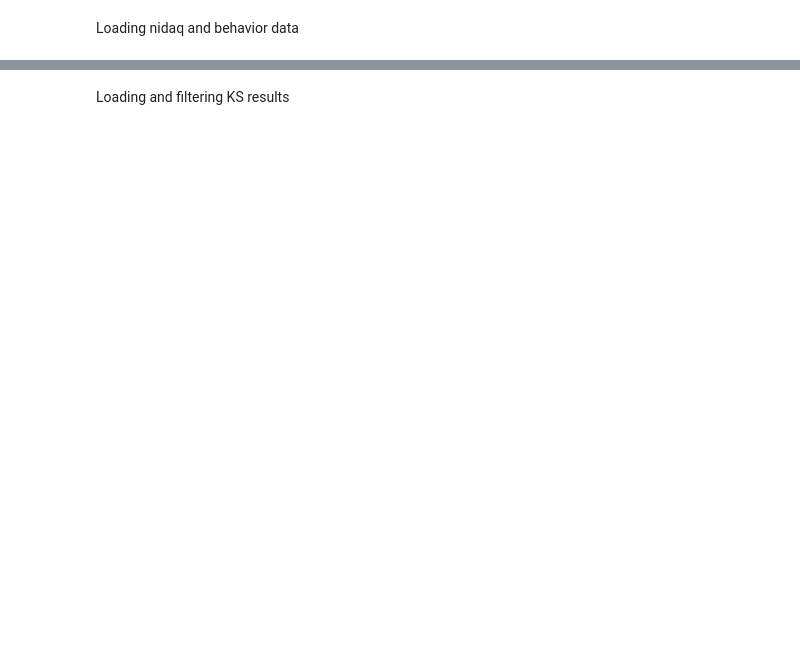
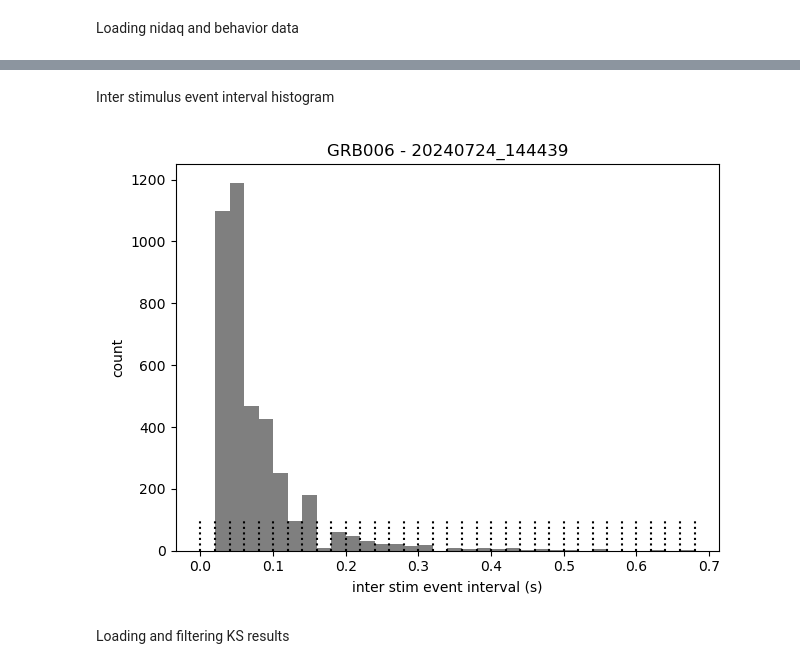
Before and after one commit to rojasgabriel/ephys, a Jupyter notebook: ephys_analysis_prototyping.ipynb, the cells around one changed output, grey strips where cells are left out. Saved outputs shown, nothing was run; the diff lists cells and outputs as text; code cells hidden in the pictures; blank space fills up the shorter version.

```diff
--- a/ephys_analysis_prototyping.ipynb
+++ b/ephys_analysis_prototyping.ipynb
@@ -79,3 +82,5 @@ behavior_data = chiCa.load_trialdata(pjoin(sessionpath, f'chipmunk/{animal}_{ses
 # get trialized timestamps for task events
 trial_ts = get_trial_ts(trial_starts, detect_stim_events(t, srate, analog_signal, amp_threshold=5000), behavior_data, port_events)
 trial_ts.insert(trial_ts.shape[1], 'response', trial_ts.apply(get_response_ts, axis=1))
+trial_ts.insert(trial_ts.shape[1], 'stationary_stims', trial_ts.apply(get_stationary_stims, axis=1))
+trial_ts.insert(trial_ts.shape[1], 'movement_stims', trial_ts.apply(get_movement_stims, axis=1))
@@ -168,3 +103,15 @@ df.shape[1]
+# %% [markdown]
+Inter stimulus event interval histogram
+# %%
+plt.figure()
+plt.hist(np.diff(np.hstack(trial_ts.stim_ts)), np.arange(0, 0.7, 0.02), color='k', alpha = 0.5)
+plt.vlines(np.arange(0, 0.7, 0.02), 0, 100, color='k', alpha = 1, linestyles='dotted')
+plt.xlabel('inter stim event interval (s)')
+plt.ylabel('count')
+plt.title(f'{animal} - {session}')
+plt.tight_layout()
+# %% [output]
+[figure, added]
 # %% [markdown]
 Loading and filtering KS results
 # %%
```
Also changed, not shown: parts of 21 cells of this notebook.
